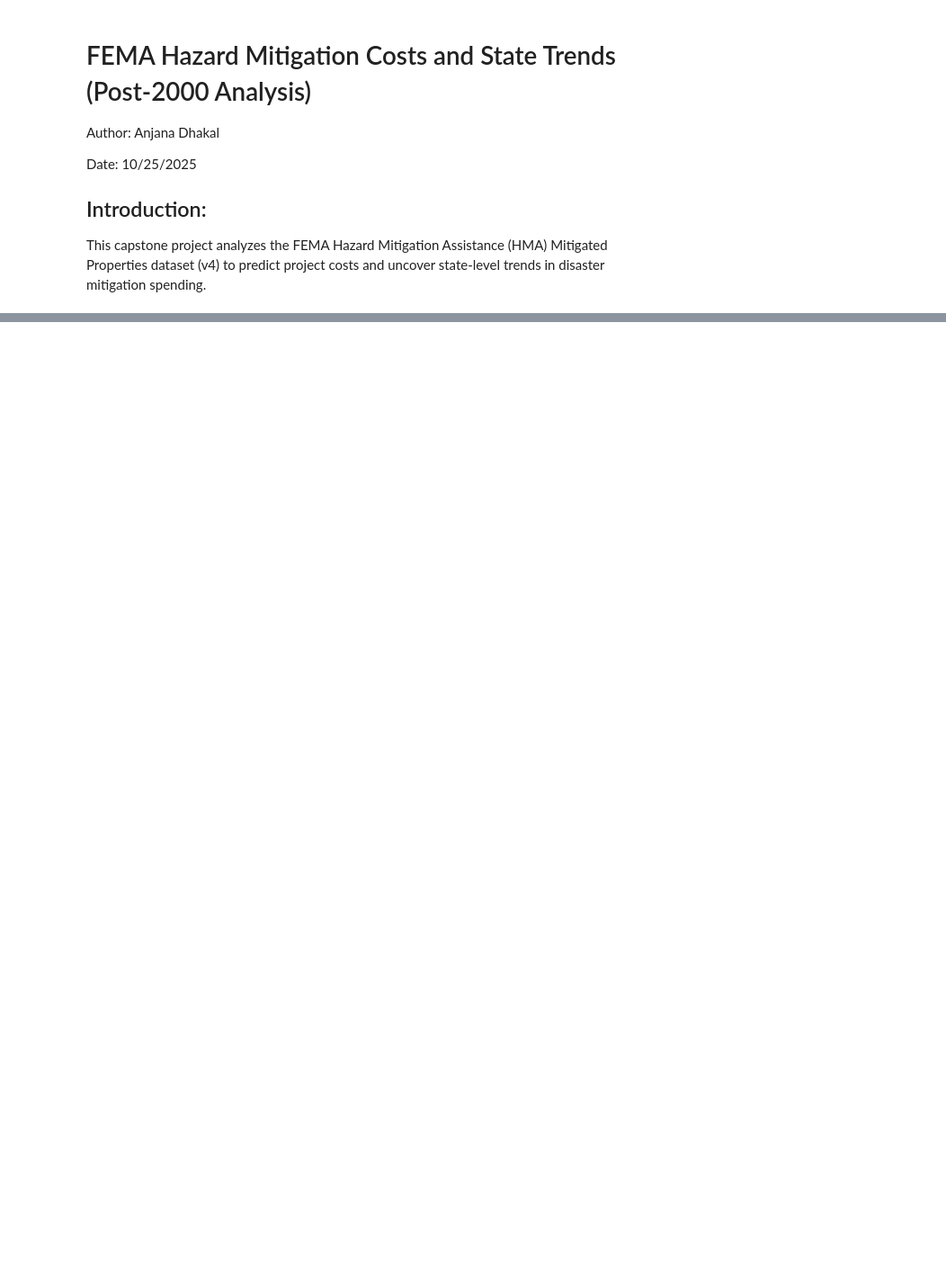
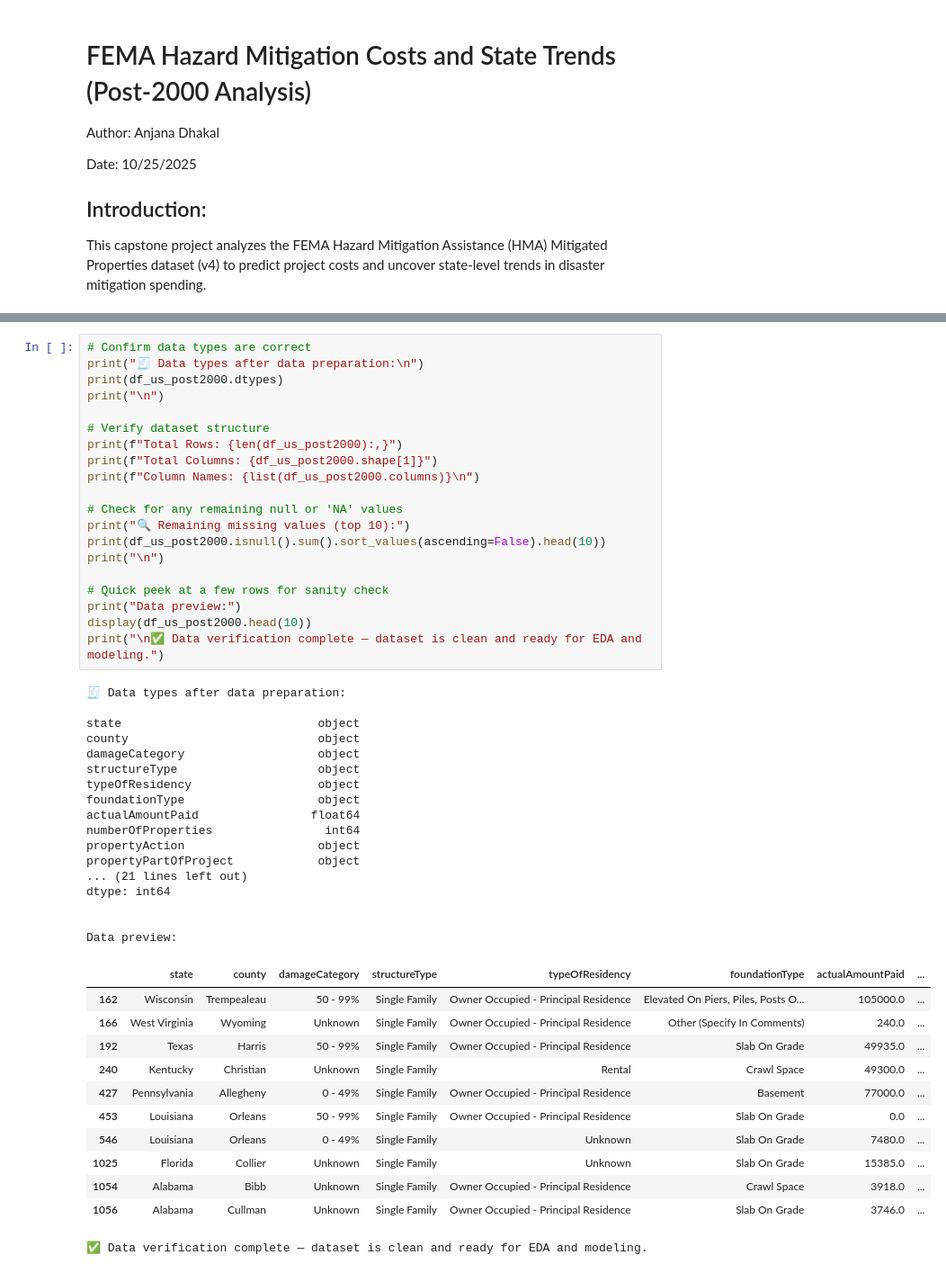
Before and after one commit to anjana-codes/capstone-project-anjana, a Jupyter notebook: notebooks/fema_mitigation_analysis.ipynb, the cells around one changed output, grey strips where cells are left out. Shown: that part at 90% size. Saved outputs shown, nothing was run; the diff lists cells and outputs as text; blank space fills up the shorter version.

```diff
--- a/notebooks/fema_mitigation_analysis.ipynb
+++ b/notebooks/fema_mitigation_analysis.ipynb
@@ -55 +186,51 @@ Dataset shape (US states, post-2000): (84026, 19)
+# %%
+# Confirm data types are correct
+print("🧾 Data types after data preparation:\n")
+print(df_us_post2000.dtypes)
+print("\n")
+
+# Verify dataset structure
+print(f"Total Rows: {len(df_us_post2000):,}")
+print(f"Total Columns: {df_us_post2000.shape[1]}")
+print(f"Column Names: {list(df_us_post2000.columns)}\n")
+
+# Check for any remaining null or 'NA' values
+print("🔍 Remaining missing values (top 10):")
+print(df_us_post2000.isnull().sum().sort_values(ascending=False).head(10))
+print("\n")
+
+# Quick peek at a few rows for sanity check
+print("Data preview:")
+display(df_us_post2000.head(10))
+print("\n✅ Data verification complete — dataset is clean and ready for EDA and modeling.")
+# %% [output]
+🧾 Data types after data preparation:
+
+state                            object
+county                           object
+damageCategory                   object
+structureType                    object
+typeOfResidency                  object
+foundationType                   object
+actualAmountPaid                float64
+numberOfProperties                int64
+propertyAction                   object
+propertyPartOfProject            object
+... (21 lines left out)
+dtype: int64
+
+
+Data preview:
+|  | state | county | damageCategory | structureType | typeOfResidency | foundationType | actualAmountPaid | ... |
+| 162 | Wisconsin | Trempealeau | 50 - 99% | Single Family | Owner Occupied - Principal Residence | Elevated On Piers, Piles, Posts O... | 105000.0 | ... |
+| 166 | West Virginia | Wyoming | Unknown | Single Family | Owner Occupied - Principal Residence | Other (Specify In Comments) | 240.0 | ... |
+| 192 | Texas | Harris | 50 - 99% | Single Family | Owner Occupied - Principal Residence | Slab On Grade | 49935.0 | ... |
+| 240 | Kentucky | Christian | Unknown | Single Family | Rental | Crawl Space | 49300.0 | ... |
+| 427 | Pennsylvania | Allegheny | 0 - 49% | Single Family | Owner Occupied - Principal Residence | Basement | 77000.0 | ... |
+| 453 | Louisiana | Orleans | 50 - 99% | Single Family | Owner Occupied - Principal Residence | Slab On Grade | 0.0 | ... |
+| 546 | Louisiana | Orleans | 0 - 49% | Single Family | Unknown | Slab On Grade | 7480.0 | ... |
+| 1025 | Florida | Collier | Unknown | Single Family | Unknown | Slab On Grade | 15385.0 | ... |
+| 1054 | Alabama | Bibb | Unknown | Single Family | Owner Occupied - Principal Residence | Crawl Space | 3918.0 | ... |
+| 1056 | Alabama | Cullman | Unknown | Single Family | Owner Occupied - Principal Residence | Slab On Grade | 3746.0 | ... |
+✅ Data verification complete — dataset is clean and ready for EDA and modeling.
 # %% [markdown]
```
Also changed, not shown: parts of 26 cells of this notebook, 11 other files.
